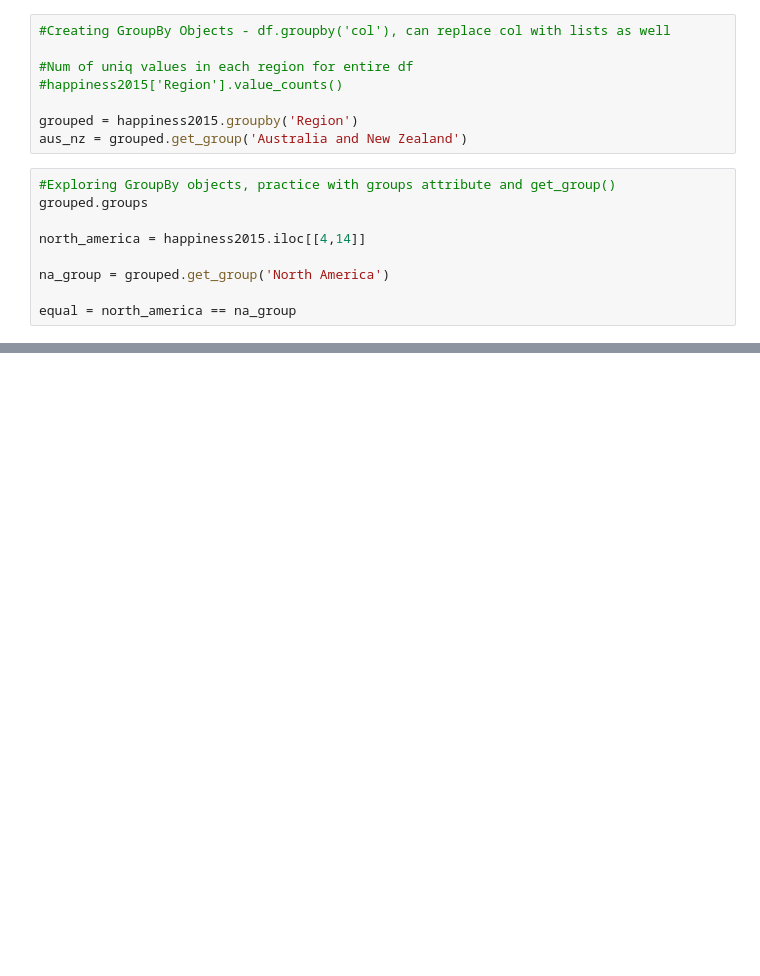
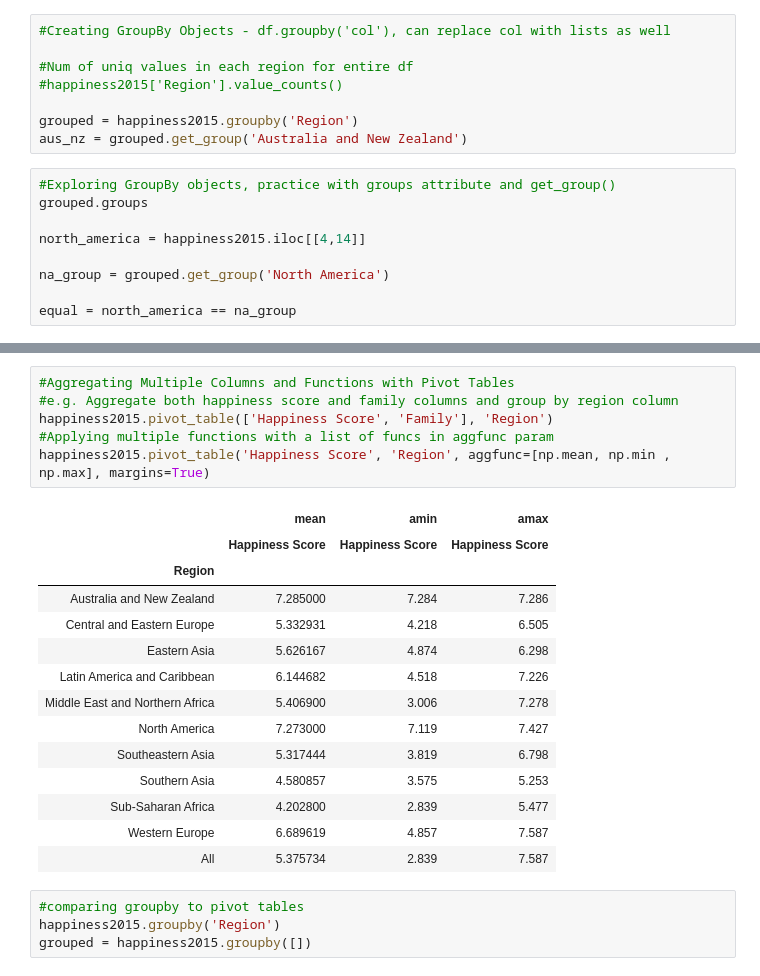
Before and after one commit to Ajat98/DataQuest.io, a Jupyter notebook: Data Aggregation/aggregation.ipynb, the cells around one changed output, grey strips where cells are left out. Saved outputs shown, nothing was run; the diff lists cells and outputs as text; blank space fills up the shorter version.

```diff
--- a/Data Aggregation/aggregation.ipynb
+++ b/Data Aggregation/aggregation.ipynb
@@ -82,0 +189,25 @@ means = grouped.mean()
+# %%
+#Aggregating Multiple Columns and Functions with Pivot Tables
+#e.g. Aggregate both happiness score and family columns and group by region column
+happiness2015.pivot_table(['Happiness Score', 'Family'], 'Region')
+#Applying multiple functions with a list of funcs in aggfunc param
+happiness2015.pivot_table('Happiness Score', 'Region', aggfunc=[np.mean, np.min , np.max], margins=True)
+# %% [output]
+|  | mean | amin | amax |
+|  | Happiness Score | Happiness Score | Happiness Score |
+| Region |  |  |  |
+| Australia and New Zealand | 7.285000 | 7.284 | 7.286 |
+| Central and Eastern Europe | 5.332931 | 4.218 | 6.505 |
+| Eastern Asia | 5.626167 | 4.874 | 6.298 |
+| Latin America and Caribbean | 6.144682 | 4.518 | 7.226 |
+| Middle East and Northern Africa | 5.406900 | 3.006 | 7.278 |
+| North America | 7.273000 | 7.119 | 7.427 |
+| Southeastern Asia | 5.317444 | 3.819 | 6.798 |
+| Southern Asia | 4.580857 | 3.575 | 5.253 |
+| Sub-Saharan Africa | 4.202800 | 2.839 | 5.477 |
+| Western Europe | 6.689619 | 4.857 | 7.587 |
+| All | 5.375734 | 2.839 | 7.587 |
+# %%
+#comparing groupby to pivot tables
+happiness2015.groupby('Region')
+grouped = happiness2015.groupby([])
```
Also changed, not shown: parts of 8 cells of this notebook, 1 other file.
